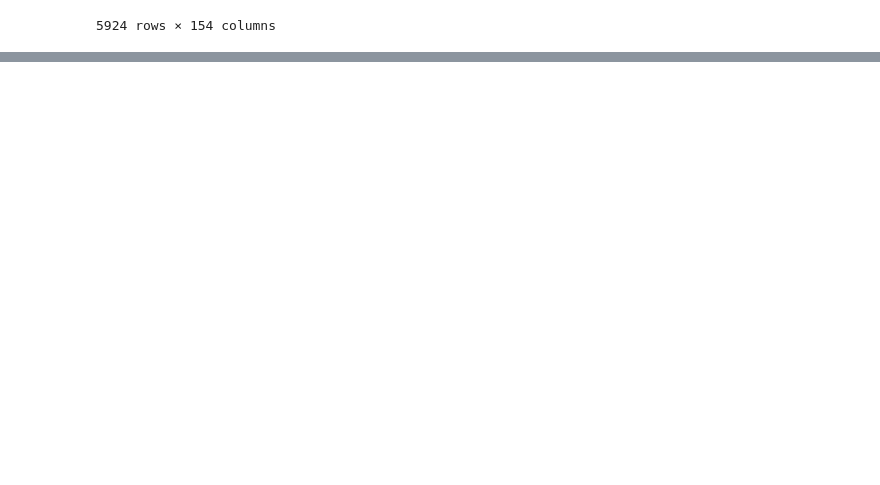
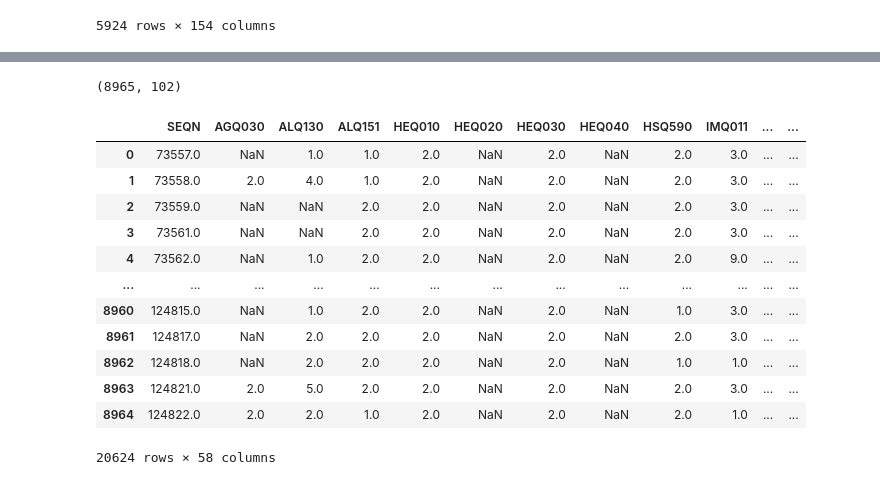
Before and after one commit to tomBaty/data301_project, a Jupyter notebook: main.ipynb, the cells around one changed output, grey strips where cells are left out. Saved outputs shown, nothing was run; the diff lists cells and outputs as text; code cells hidden in the pictures; blank space fills up the shorter version.

Commit message:
merge the year periods datasets

```diff
--- a/main.ipynb
+++ b/main.ipynb
@@ -108,0 +64,7 @@ data_merge1.shape
+# %%
+from functools import reduce
+data_merge2 = reduce(lambda left, right:     # Merge three pandas DataFrames
+                     pd.merge(left , right,
+                              on = ["SEQN"]),
+                     [AlcoholUse2, CurrentHealthStatus2,  Hepatitis2,Immunization2,MedicalConditions2,SmokingCigaretteUse2])
+data_merge2
@@ -108,0 +98,7 @@ data_merge1.shape
+# %%
+from functools import reduce
+data_merge3 = reduce(lambda left, right:     # Merge three pandas DataFrames
+                     pd.merge(left , right,
+                              on = ["SEQN"]),
+                     [AlcoholUse3, CurrentHealthStatus3,  Hepatitis3,Immunization3,MedicalConditions3,SmokingCigaretteUse3])
+data_merge3
@@ -108,0 +119,33 @@ data_merge1.shape
+# %%
+data_merge3.shape
+# %% [output]
+(8965, 102)
+# %%
+similar_columns = sorted(list(set(data_merge1.columns).intersection(set(data_merge2.columns)).intersection(set(data_merge3))))
+# %%
+data_20132014 = data_merge1[similar_columns]
+data_20132014.insert(0, 'SEQN', data_20132014.pop('SEQN'))
+
+data_20152016 = data_merge2[similar_columns]
+data_20152016.insert(0, 'SEQN', data_20152016.pop('SEQN'))
+
+data_20172020 = data_merge3[similar_columns]
+data_20172020.insert(0, 'SEQN', data_20172020.pop('SEQN'))
+# %%
+data_total = pd.concat([data_20132014, data_20152016, data_20172020])
+
+data_total
+# %% [output]
+|  | SEQN | AGQ030 | ALQ130 | ALQ151 | HEQ010 | HEQ020 | HEQ030 | HEQ040 | HSQ590 | IMQ011 | ... | ... |
+| 0 | 73557.0 | NaN | 1.0 | 1.0 | 2.0 | NaN | 2.0 | NaN | 2.0 | 3.0 | ... | ... |
+| 1 | 73558.0 | 2.0 | 4.0 | 1.0 | 2.0 | NaN | 2.0 | NaN | 2.0 | 3.0 | ... | ... |
+| 2 | 73559.0 | NaN | NaN | 2.0 | 2.0 | NaN | 2.0 | NaN | 2.0 | 3.0 | ... | ... |
+| 3 | 73561.0 | NaN | NaN | 2.0 | 2.0 | NaN | 2.0 | NaN | 2.0 | 3.0 | ... | ... |
+| 4 | 73562.0 | NaN | 1.0 | 2.0 | 2.0 | NaN | 2.0 | NaN | 2.0 | 9.0 | ... | ... |
+| ... | ... | ... | ... | ... | ... | ... | ... | ... | ... | ... | ... | ... |
+| 8960 | 124815.0 | NaN | 1.0 | 2.0 | 2.0 | NaN | 2.0 | NaN | 1.0 | 3.0 | ... | ... |
+| 8961 | 124817.0 | NaN | 2.0 | 2.0 | 2.0 | NaN | 2.0 | NaN | 2.0 | 3.0 | ... | ... |
+| 8962 | 124818.0 | NaN | 2.0 | 2.0 | 2.0 | NaN | 2.0 | NaN | 1.0 | 1.0 | ... | ... |
+| 8963 | 124821.0 | 2.0 | 5.0 | 2.0 | 2.0 | NaN | 2.0 | NaN | 2.0 | 3.0 | ... | ... |
+| 8964 | 124822.0 | 2.0 | 2.0 | 1.0 | 2.0 | NaN | 2.0 | NaN | 2.0 | 1.0 | ... | ... |
+20624 rows × 58 columns
```
Also changed, not shown: parts of 11 cells of this notebook.
